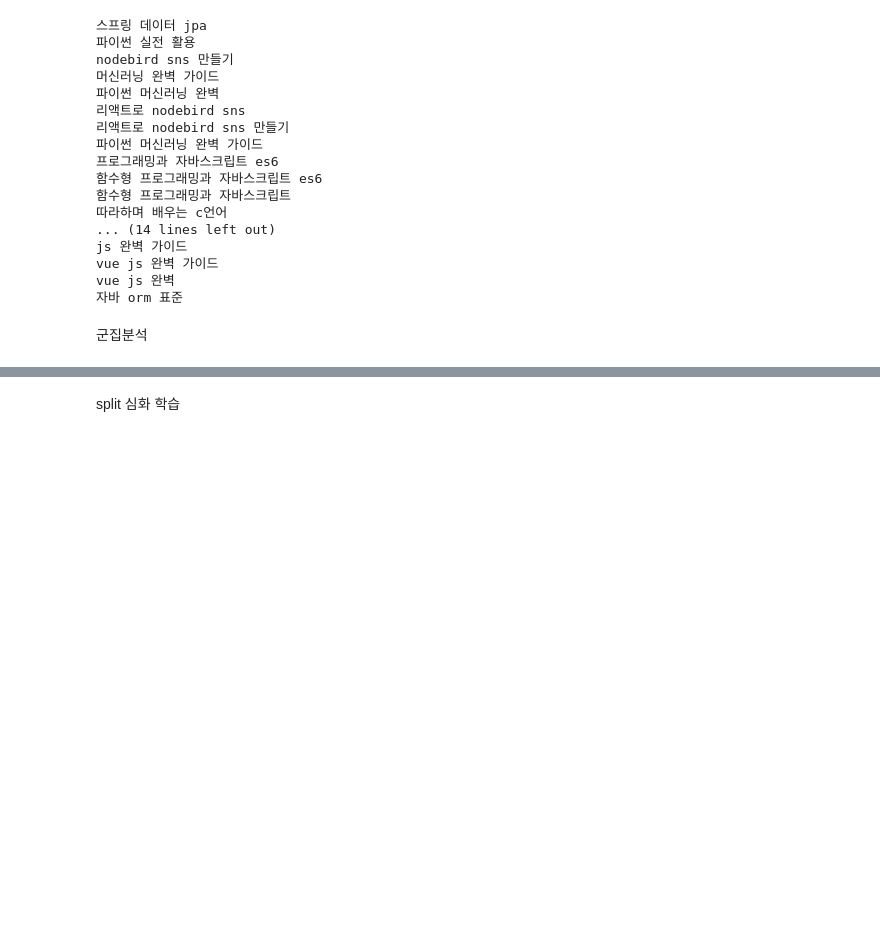
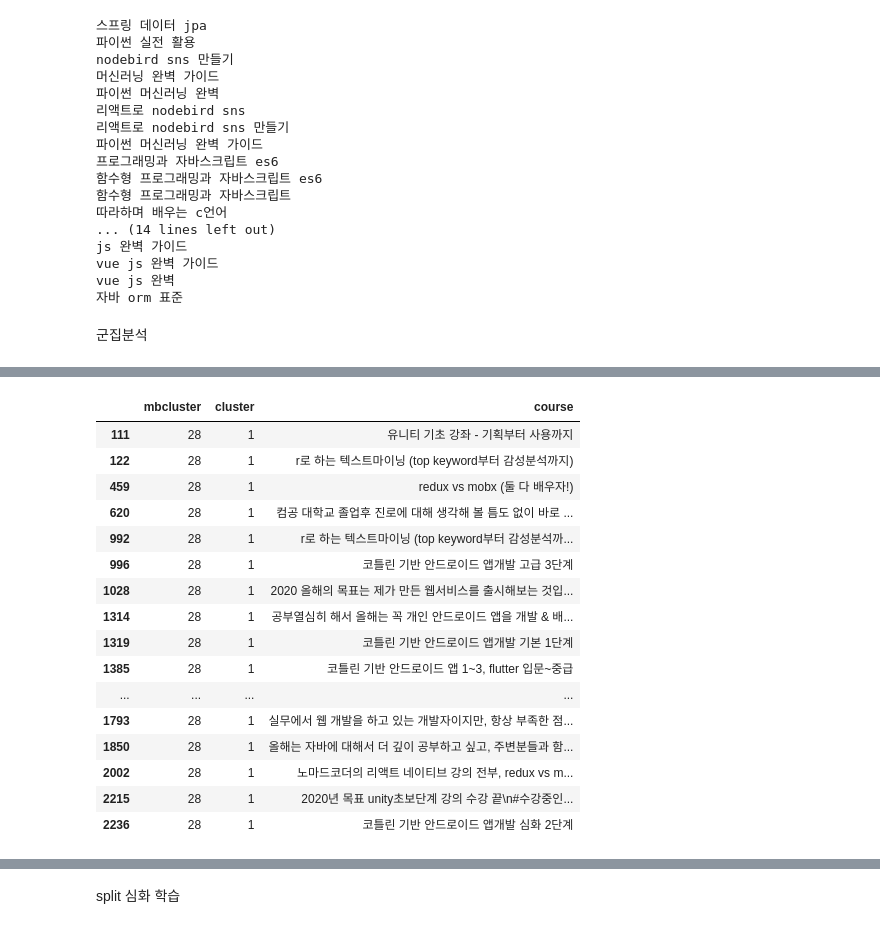
Before and after one commit to Kkimjiwoo/data_analysis_study, a Jupyter notebook: 실습/목표_comment_데이터분석.ipynb, the cells around one changed output, grey strips where cells are left out. Drawn from its saved outputs; the diff is of its cells as text; code cells hidden in the pictures; blank space fills up the shorter version.

```diff
--- a/실습/목표_comment_데이터분석.ipynb
+++ b/실습/목표_comment_데이터분석.ipynb
@@ -725,5 +801,4 @@ mkmeans.fit(feature_tfidf)
 prediction = mkmeans.predict(feature_tfidf)
 df['mbcluster'] = prediction
 # %%
-df['mbcluster'] = prediction
-df.head()
+df['mbcluster'].value_counts().head(10)
@@ -729,0 +935,22 @@ df.head()
+# %%
+# score 정확도가 1이 나온 클러스터는 어떻게 되나?
+
+df.loc[df['mbcluster'] ==28, ['mbcluster', 'cluster', 'course']]
+# %% [output]
+|  | mbcluster | cluster | course |
+| 111 | 28 | 1 | 유니티 기초 강좌 - 기획부터 사용까지 |
+| 122 | 28 | 1 | r로 하는 텍스트마이닝 (top keyword부터 감성분석까지) |
+| 459 | 28 | 1 | redux vs mobx (둘 다 배우자!) |
+| 620 | 28 | 1 | 컴공 대학교 졸업후 진로에 대해 생각해 볼 틈도 없이 바로 ... |
+| 992 | 28 | 1 | r로 하는 텍스트마이닝 (top keyword부터 감성분석까... |
+| 996 | 28 | 1 | 코틀린 기반 안드로이드 앱개발 고급 3단계 |
+| 1028 | 28 | 1 | 2020 올해의 목표는 제가 만든 웹서비스를 출시해보는 것입... |
+| 1314 | 28 | 1 | 공부열심히 해서 올해는 꼭 개인 안드로이드 앱을 개발 & 배... |
+| 1319 | 28 | 1 | 코틀린 기반 안드로이드 앱개발 기본 1단계 |
+| 1385 | 28 | 1 | 코틀린 기반 안드로이드 앱 1~3, flutter 입문~중급 |
+| ... | ... | ... | ... |
+| 1793 | 28 | 1 | 실무에서 웹 개발을 하고 있는 개발자이지만, 항상 부족한 점... |
+| 1850 | 28 | 1 | 올해는 자바에 대해서 더 깊이 공부하고 싶고, 주변분들과 함... |
+| 2002 | 28 | 1 | 노마드코더의 리액트 네이티브 강의 전부, redux vs m... |
+| 2215 | 28 | 1 | 2020년 목표 unity초보단계 강의 수강 끝\n#수강중인... |
+| 2236 | 28 | 1 | 코틀린 기반 안드로이드 앱개발 심화 2단계 |
```
Also changed, not shown: parts of 24 cells of this notebook.
